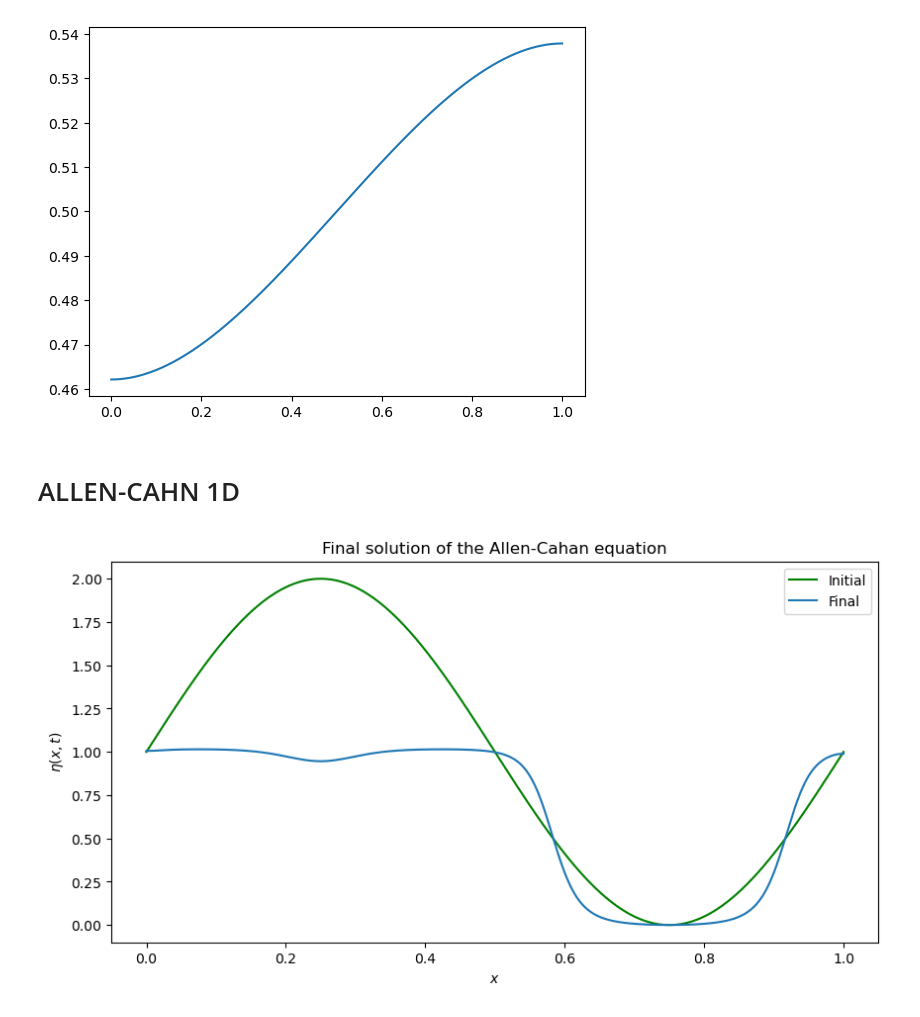
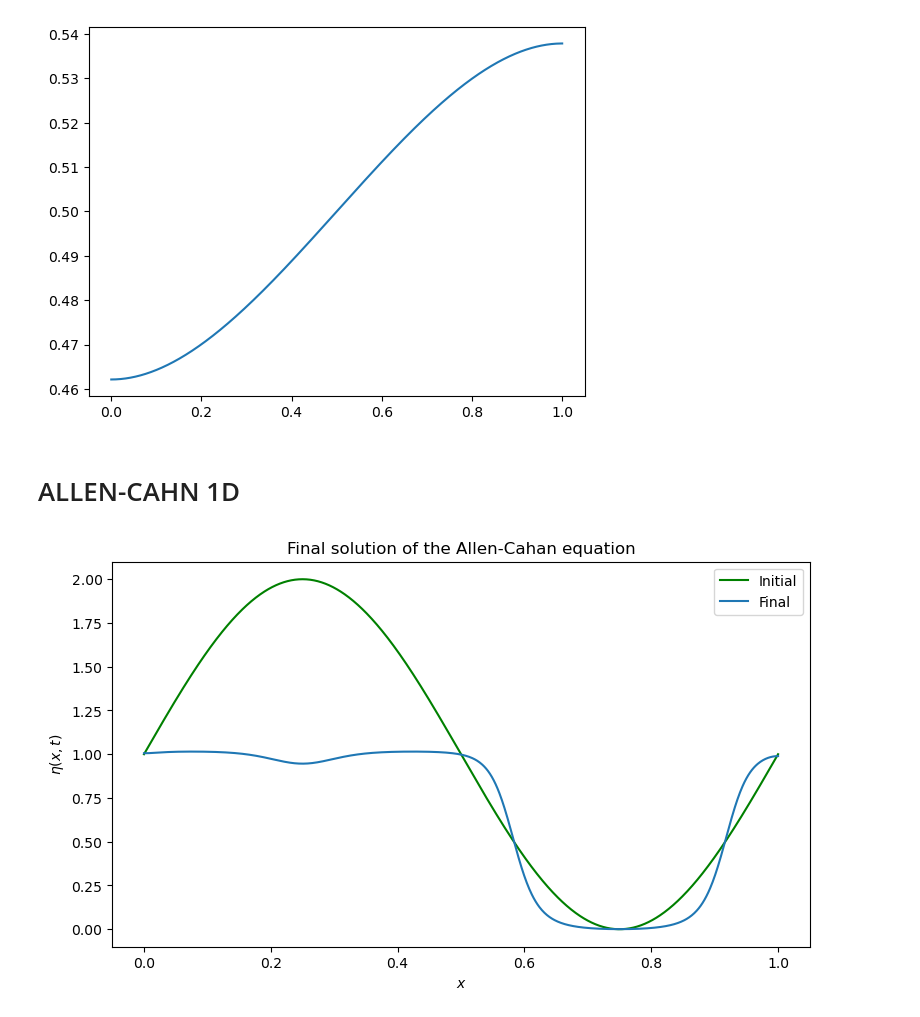
Before and after one commit to ananthkrishna96/Python-Allen-Cahn-FEM-Solver, a Jupyter notebook: Exercises.ipynb, the cells around one changed output. Drawn from its saved outputs; the diff is of its cells as text; code cells hidden in the pictures.

```diff
--- a/Exercises.ipynb
+++ b/Exercises.ipynb
@@ -497,5 +497,3 @@ plot(x, B.dot(u))
 # %% [output]
 [<matplotlib.lines.Line2D at 0x...>]
 [figure]
-# %% [markdown]
-# ALLEN-CAHN 1D
@@ -503,0 +500,2 @@ plot(x, B.dot(u))
+# %% [markdown]
+# ALLEN-CAHN 1D
@@ -511,7 +511,6 @@ import matplotlib.pyplot as plt
 
 
 t = sym.var('t')
-# f = 1 / (1 + 100 * (t - 0.5)**2) # Runge function
 f = t**2 * (t - 1)**2
 F = f.diff(t, 1)
 F = sym.lambdify(t,F, 'numpy')
@@ -553,36 +552,37 @@ def solve_allen_cahan(eta_0_function, eps, dt, ndofs, degree):
     eta[0] = eta_0_function(q)
     b = M.dot(eta[0] - dt * F(eta[0]))
 
     for i in range(1, n_steps):
         A = M + dt * eps**2 * K
         eta[i] = linalg.solve(A, b)
         b = M.dot(eta[i] - dt * F(eta[i]))
 
     return eta, basis
 
 
 #SOLVE
-eta, basis = solve_allen_cahan(lambda x: sin(2 * pi * x) + 1, 0.01, 0.1, 200, 3)
+eta, basis = solve_allen_cahan(lambda x: sin(2 * pi * x)+1, 0.01, 0.1, 100, 4)
 
 
-def plot_final_solution(eta, basis, resolution):
+def plot_final_solution(eta, basis,resolution):
     x = linspace(0, 1, resolution)
 
     B = zeros((resolution, len(basis)))
     for i in range(len(basis)):
         B[:, i] = basis[i](x)
 
-    p = eta[0]
-    final_eta = eta[-1]  # Extract the last time step
+    p = eta[0] # INITIAL time step
+    final_eta = eta[-1]  # FINAL time step
 
     plot(x, B.dot(p),'g', label = "Initial")
     plot(x, B.dot(final_eta), label = "Final")
     xlabel("$x$")
     ylabel("$\eta(x,t)$")
     title("Final solution of the Allen-Cahan equation")
     legend();
 
-figure(figsize=(10, 5))
+
+figure(figsize=(9, 5))
 plot_final_solution(eta, basis, resolution=1000)
 # %% [output]
-[figure, old version]
+[figure, new version]
```
Also changed, not shown: parts of 5 cells of this notebook.
